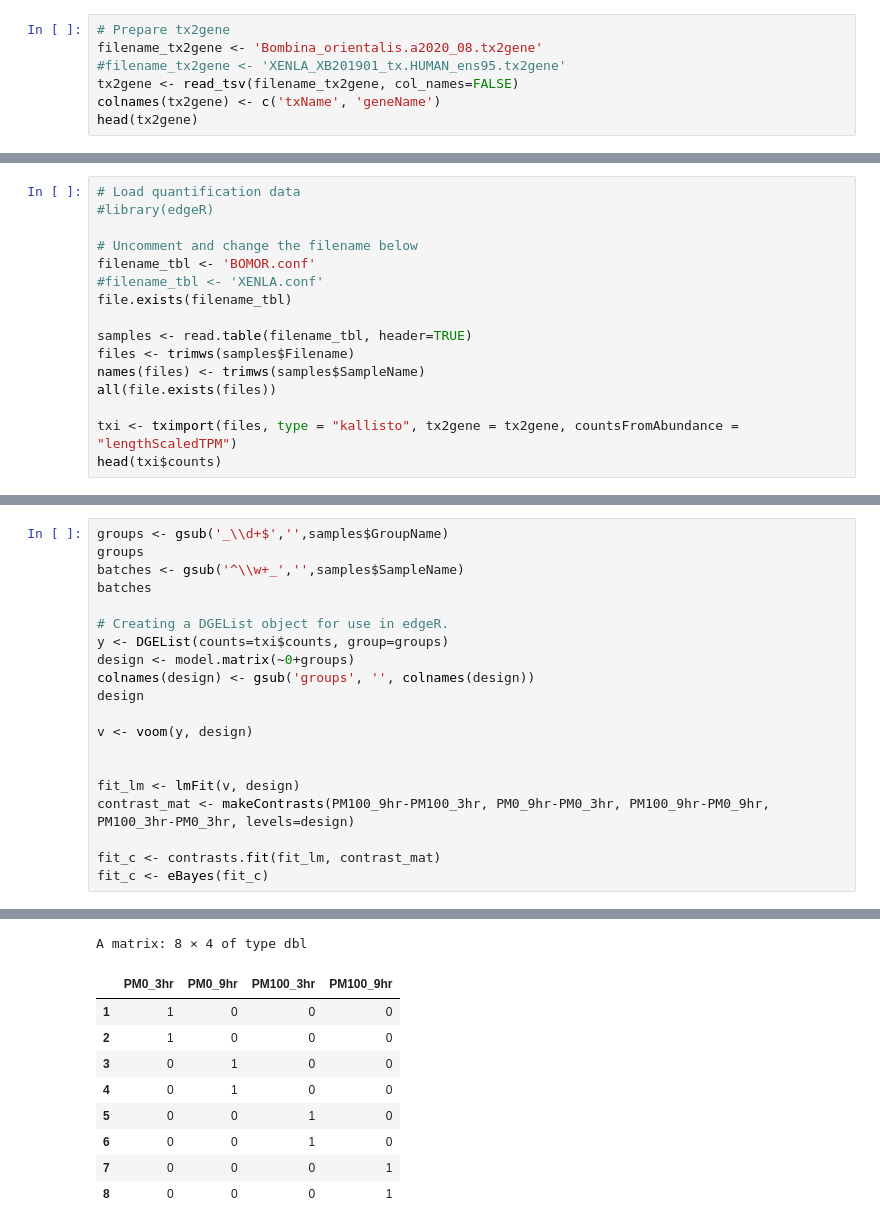
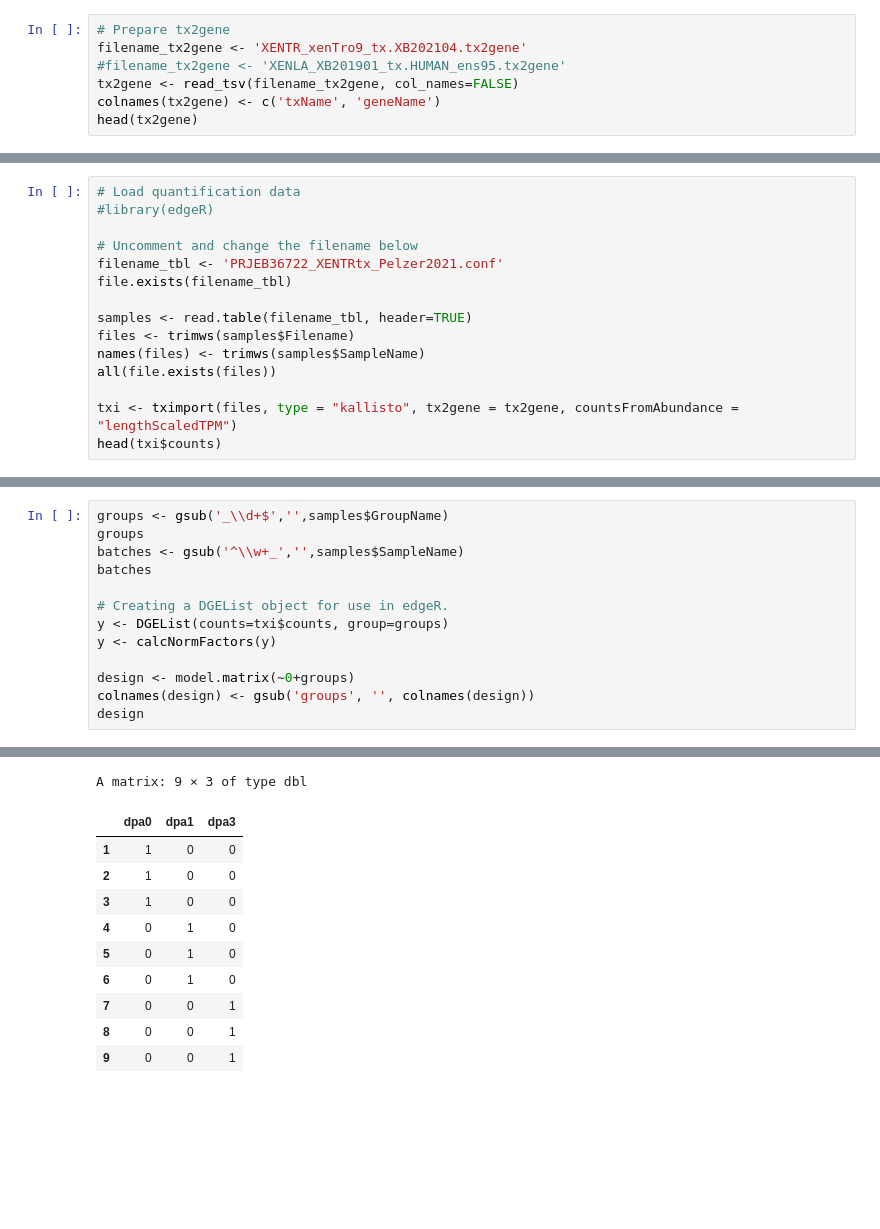
Before and after one commit to taejoonlab/TKLab-toolbox, a Jupyter notebook: express/kallisto-tximport-limma.ipynb, the cells around one changed output, grey strips where cells are left out. Drawn from its saved outputs; the diff is of its cells as text; blank space fills up the shorter version.

```diff
--- a/express/kallisto-tximport-limma.ipynb
+++ b/express/kallisto-tximport-limma.ipynb
@@ -27,6 +33,6 @@ attached base packages:
 # %%
 # Prepare tx2gene
-filename_tx2gene <- 'Bombina_orientalis.a2020_08.tx2gene'
+filename_tx2gene <- 'XENTR_xenTro9_tx.XB202104.tx2gene'
 #filename_tx2gene <- 'XENLA_XB201901_tx.HUMAN_ens95.tx2gene'
 tx2gene <- read_tsv(filename_tx2gene, col_names=FALSE)
 colnames(tx2gene) <- c('txName', 'geneName')
@@ -51,8 +61,7 @@ A tibble: 6 × 2
 #library(edgeR)
 
 # Uncomment and change the filename below
-filename_tbl <- 'BOMOR.conf'
-#filename_tbl <- 'XENLA.conf'
+filename_tbl <- 'PRJEB36722_XENTRtx_Pelzer2021.conf'
 file.exists(filename_tbl)
 
 samples <- read.table(filename_tbl, header=TRUE)
@@ -131,16 +128,9 @@ batches
 
 # Creating a DGEList object for use in edgeR.
 y <- DGEList(counts=txi$counts, group=groups)
+y <- calcNormFactors(y)
+
 design <- model.matrix(~0+groups)
 colnames(design) <- gsub('groups', '', colnames(design))
 design
-
-v <- voom(y, design)
-
-
-fit_lm <- lmFit(v, design)
-contrast_mat <- makeContrasts(PM100_9hr-PM100_3hr, PM0_9hr-PM0_3hr, PM100_9hr-PM0_9hr, PM100_3hr-PM0_3hr, levels=design)
-
-fit_c <- contrasts.fit(fit_lm, contrast_mat)
-fit_c <- eBayes(fit_c)
 # %% [output]
@@ -150,10 +139,11 @@ fit_c <- eBayes(fit_c)
-A matrix: 8 × 4 of type dbl
+A matrix: 9 × 3 of type dbl
-|  | PM0_3hr | PM0_9hr | PM100_3hr | PM100_9hr |
-| 1 | 1 | 0 | 0 | 0 |
-| 2 | 1 | 0 | 0 | 0 |
-| 3 | 0 | 1 | 0 | 0 |
-| 4 | 0 | 1 | 0 | 0 |
-| 5 | 0 | 0 | 1 | 0 |
-| 6 | 0 | 0 | 1 | 0 |
-| 7 | 0 | 0 | 0 | 1 |
-| 8 | 0 | 0 | 0 | 1 |
+|  | dpa0 | dpa1 | dpa3 |
+| 1 | 1 | 0 | 0 |
+| 2 | 1 | 0 | 0 |
+| 3 | 1 | 0 | 0 |
+| 4 | 0 | 1 | 0 |
+| 5 | 0 | 1 | 0 |
+| 6 | 0 | 1 | 0 |
+| 7 | 0 | 0 | 1 |
+| 8 | 0 | 0 | 1 |
+| 9 | 0 | 0 | 1 |
```
Also changed, not shown: parts of 11 cells of this notebook.
